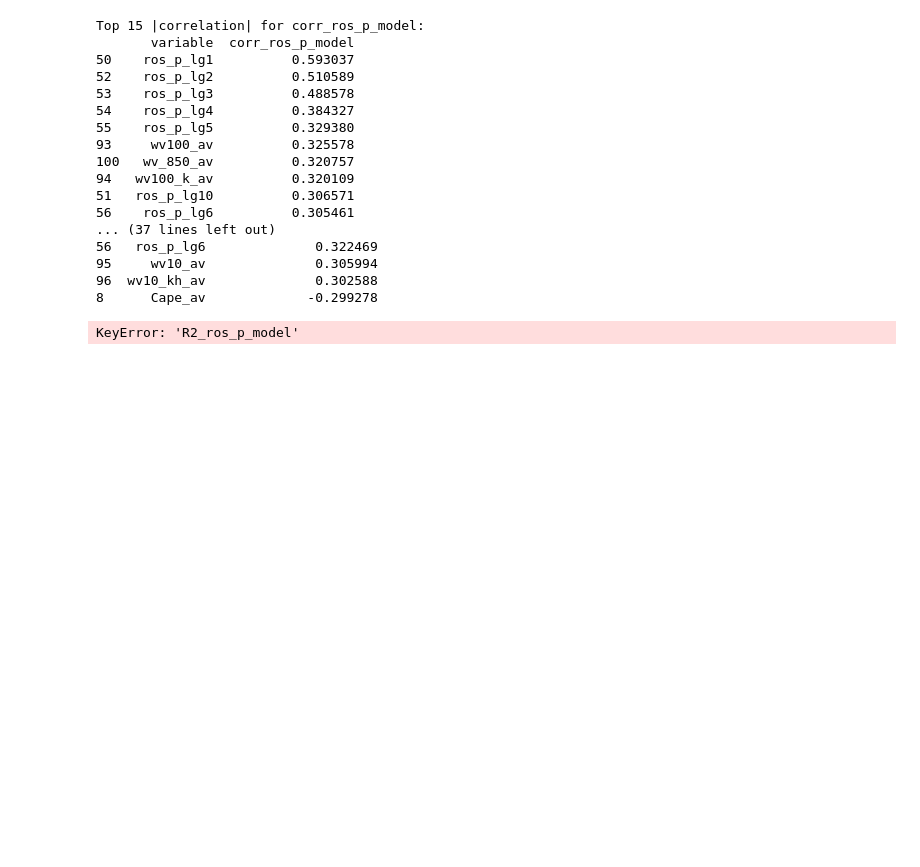
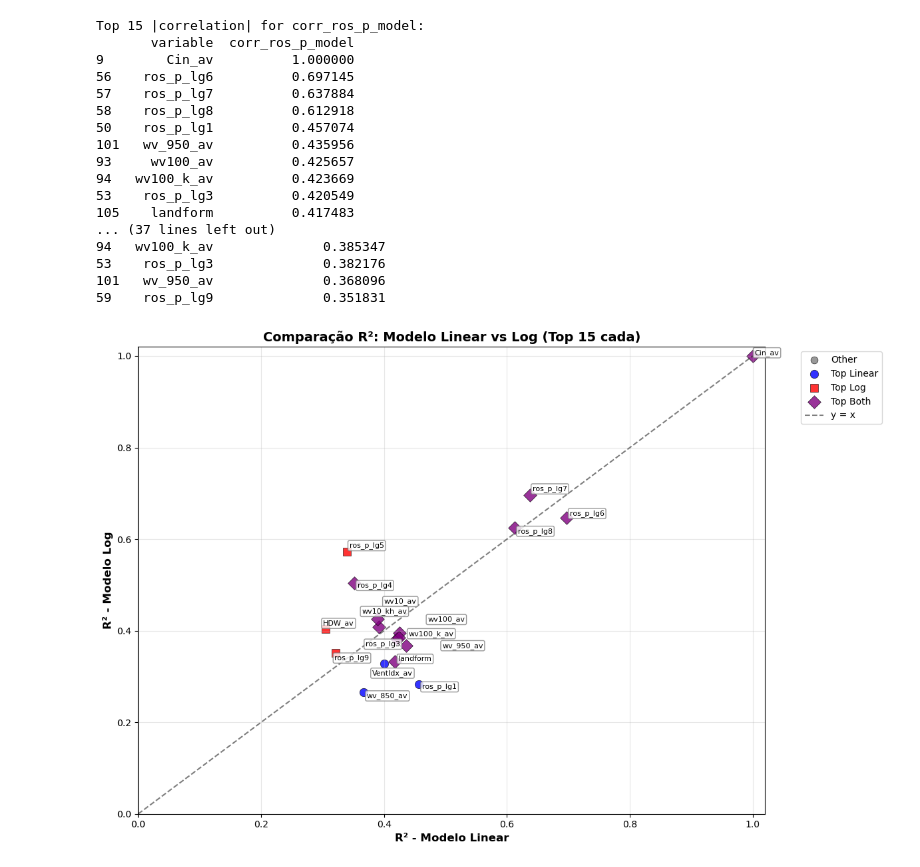
Before and after one commit to rafael-bork/FIRE-HACK-Project, a Jupyter notebook: Notebooks/3Exploration/2csv_all_correlations.ipynb, the cells around one changed output. Cells and saved outputs as stored; diff of their text form; code cells hidden in the pictures; blank space fills up the shorter version.

```diff
--- a/Notebooks/3Exploration/2csv_all_correlations.ipynb
+++ b/Notebooks/3Exploration/2csv_all_correlations.ipynb
@@ -98,34 +98,53 @@ DataFrame structure:
 # %%
-# Calcular top 15 |correlation| para cada tipo de transformação
+# Parâmetros
 top_n = 15
+missing_threshold = 0.30  # 30%
 
-for col in ['corr_ros_p_model', 'corr_ros_p_model_sqrt', 'corr_ros_p_model_log']:
-    if col in correlations_df.columns:
-        # Ordenar por valor absoluto decrescente
-        top_vars = correlations_df.reindex(
-            correlations_df[col].abs().sort_values(ascending=False).index
-        ).head(top_n)
+# Lista para armazenar variáveis com missing >30% por CSV
+vars_missing_por_csv = {}
 
-        print(f"\nTop {top_n} |correlation| for {col}:")
-        print(top_vars[['variable', col]])
+# Agrupar por CSV (ajuste o nome da coluna se necessário)
+for csv_name, df_csv in correlations_df.groupby("csv_name"):
+
+    # Identificar variáveis com % missing acima do limiar
+    vars_missing = df_csv.loc[df_csv["pct_missing"] > missing_threshold, "variable"].tolist()
+    vars_missing_por_csv[csv_name] = vars_missing
+
+    print(f"\nVariáveis com >30% missing no arquivo {csv_name}:")
+    print(vars_missing if vars_missing else "Nenhuma variável acima do limiar.")
+
+    # Filtrar o DF removendo variáveis acima do limite de missing
+    df_filtrado = df_csv[df_csv["pct_missing"] <= missing_threshold]
+
+    # Gerar top correlations para cada transformação
+    for col in ['corr_ros_p_model', 'corr_ros_p_model_sqrt', 'corr_ros_p_model_log']:
+        if col in df_filtrado.columns:
+
+            # Ordenar por valor absoluto
+            top_vars = df_filtrado.reindex(
+                df_filtrado[col].abs().sort_values(ascending=False).index
+            ).head(top_n)
+
+            print(f"\nTop {top_n} |correlation| para {col} no arquivo {csv_name}:")
+            print(top_vars[['variable', col]])
 # %% [output]
 Top 15 |correlation| for corr_ros_p_model:
        variable  corr_ros_p_model
-50    ros_p_lg1          0.593037
-52    ros_p_lg2          0.510589
-53    ros_p_lg3          0.488578
-54    ros_p_lg4          0.384327
-55    ros_p_lg5          0.329380
-93     wv100_av          0.325578
-100   wv_850_av          0.320757
-94   wv100_k_av          0.320109
-51   ros_p_lg10          0.306571
-56    ros_p_lg6          0.305461
+9        Cin_av          1.000000
+56    ros_p_lg6          0.697145
+57    ros_p_lg7          0.637884
+58    ros_p_lg8          0.612918
+50    ros_p_lg1          0.457074
+101   wv_950_av          0.435956
+93     wv100_av          0.425657
+94   wv100_k_av          0.423669
+53    ros_p_lg3          0.420549
+105    landform          0.417483
 ... (37 lines left out)
-56   ros_p_lg6              0.322469
-95     wv10_av              0.305994
-96  wv10_kh_av              0.302588
-8      Cape_av             -0.299278
+94   wv100_k_av              0.385347
+53    ros_p_lg3              0.382176
+101   wv_950_av              0.368096
+59    ros_p_lg9              0.351831
 # %%
 import pandas as pd
 import matplotlib.pyplot as plt
@@ -136,8 +155,8 @@ from adjustText import adjust_text
 df = pd.read_csv('..\\..\\Data\\Data_Exploration\\all_ros_p_correlations.csv')
 
 # Ordenando pelos maiores R² para cada modelo
-top15_linear = df.nlargest(15, 'R2_ros_p_model')[['variable', 'R2_ros_p_model']]
-top15_log = df.nlargest(15, 'R2_ros_p_model_log')[['variable', 'R2_ros_p_model_log']]
+top15_linear = df.nlargest(15, 'corr_ros_p_model')[['variable', 'corr_ros_p_model']]
+top15_log = df.nlargest(15, 'corr_ros_p_model_log')[['variable', 'corr_ros_p_model_log']]
 
 # Juntando todos os candidatos únicos
 all_top_vars = set(top15_linear['variable']).union(set(top15_log['variable']))
@@ -162,43 +181,43 @@ sizes = {'Top Linear': 80, 'Top Log': 80, 'Top Both': 100, 'Other': 60}
 # Plotando cada categoria separadamente
 for category in ['Other', 'Top Linear', 'Top Log', 'Top Both']:
     cat_data = comparison_data[comparison_data['category'] == category]
-    ax.scatter(cat_data['R2_ros_p_model'],
-               cat_data['R2_ros_p_model_log'],
+    ax.scatter(cat_data['corr_ros_p_model'],
+               cat_data['corr_ros_p_model_log'],
                alpha=0.8, s=sizes[category],
                c=colors[category], marker=markers[category],
                label=category, edgecolors='black', linewidth=0.5)
 
 # Linha de igualdade
-max_val = max(comparison_data[['R2_ros_p_model', 'R2_ros_p_model_log']].max().max(), 0.15)
+max_val = max(comparison_data[['corr_ros_p_model', 'corr_ros_p_model_log']].max().max(), 0.15)
 ax.plot([0, max_val], [0, max_val], 'k--', alpha=0.5, label='y = x')
 
 ax.set_xlabel('R² - Modelo Linear', fontsize=12, fontweight='bold')
 ax.set_ylabel('R² - Modelo Log', fontsize=12, fontweight='bold')
 ax.set_title('Comparação R²: Modelo Linear vs Log (Top 15 cada)', fontsize=14, fontweight='bold')
 ax.legend(bbox_to_anchor=(1.05, 1), loc='upper left')
 ax.grid(alpha=0.3)
 
 # SOLUÇÃO: Usar adjust_text sem arrowprops ou com configurações específicas
 texts = []
 for i, row in comparison_data.iterrows():
     if row['category'] in ['Top Linear', 'Top Log', 'Top Both']:
         text = ax.annotate(row['variable'],
-                          (row['R2_ros_p_model'], row['R2_ros_p_model_log']),
+                          (row['corr_ros_p_model'], row['corr_ros_p_model_log']),
                           fontsize=8,
                           bbox=dict(boxstyle="round,pad=0.2", facecolor='white', alpha=0.8, edgecolor='gray'))
         texts.append(text)
 
 # Opção 1: Sem arrowprops (mais simples)
 adjust_text(texts,
             expand_points=(1.5, 1.5),
             expand_text=(1.2, 1.2),
             force_points=0.5,
             force_text=0.5,
             lim=1000)
 
 plt.xlim(0, max_val + 0.02)
 plt.ylim(0, max_val + 0.02)
 plt.tight_layout()
 plt.show()
 # %% [output]
-KeyError: 'R2_ros_p_model'
+[figure, added]
```
Also changed, not shown: parts of 1 cell of this notebook, 34 other files.
